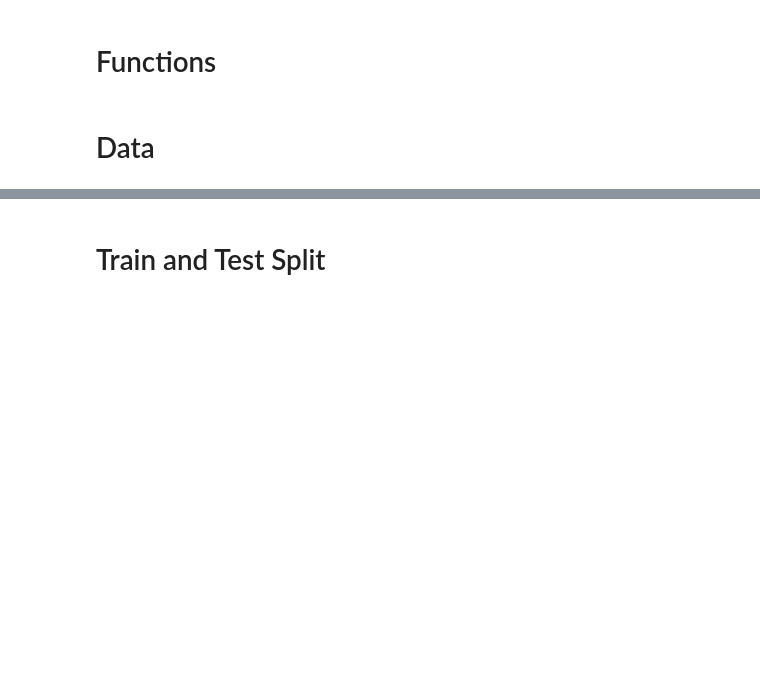
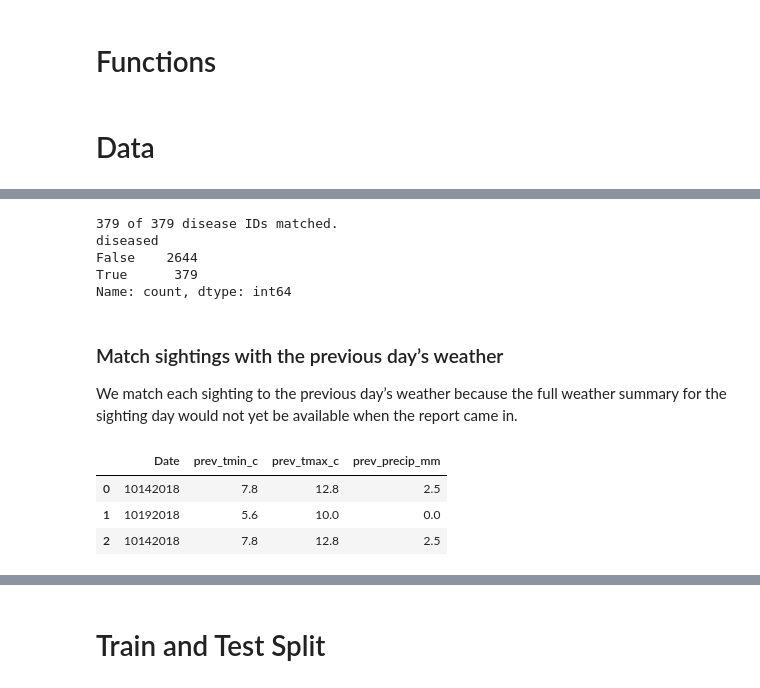
Before and after one commit to AJamell/Project2-NutosisMachineLearning, a Jupyter notebook: Nutosis.ipynb, the cells around one changed output, grey strips where cells are left out. Drawn from its saved outputs; the diff is of its cells as text; code cells hidden in the pictures; blank space fills up the shorter version.

```diff
--- a/Nutosis.ipynb
+++ b/Nutosis.ipynb
@@ -158,0 +261,34 @@ squirrel_data.shape
+# %%
+project_data = squirrel_data.copy()
+disease_ids = sickness_data["sighting_id"]
+
+project_data["diseased"] = project_data["Unique Squirrel ID"].isin(disease_ids)
+matched_ids = disease_ids.isin(project_data["Unique Squirrel ID"]).sum()
+
+print(f"{matched_ids} of {len(disease_ids)} disease IDs matched.")
+print(project_data["diseased"].value_counts())
+# %% [output]
+379 of 379 disease IDs matched.
+diseased
+False    2644
+True      379
+Name: count, dtype: int64
+# %% [markdown]
+### Match sightings with the previous day’s weather
+
+We match each sighting to the previous day’s weather because the full weather summary for the sighting day would not yet be available when the report came in.
+# %%
+sighting_dates = pd.to_datetime(project_data["Date"].astype(str), format="%m%d%Y")
+previous_dates = sighting_dates - pd.Timedelta(days=1)
+weather_by_date = weather_data.set_index("DATE")
+
+project_data["prev_tmin_c"] = previous_dates.map(weather_by_date["TMIN"])
+project_data["prev_tmax_c"] = previous_dates.map(weather_by_date["TMAX"])
+project_data["prev_precip_mm"] = previous_dates.map(weather_by_date["PRCP"])
+
+project_data[["Date", "prev_tmin_c", "prev_tmax_c", "prev_precip_mm"]].head(3)
+# %% [output]
+|  | Date | prev_tmin_c | prev_tmax_c | prev_precip_mm |
+| 0 | 10142018 | 7.8 | 12.8 | 2.5 |
+| 1 | 10192018 | 5.6 | 10.0 | 0.0 |
+| 2 | 10142018 | 7.8 | 12.8 | 2.5 |
```
Also changed, not shown: parts of 14 cells of this notebook.
